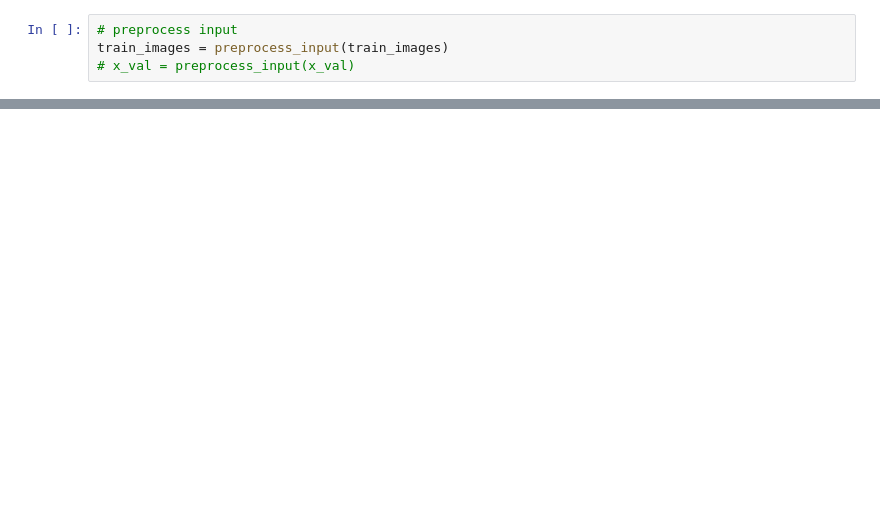
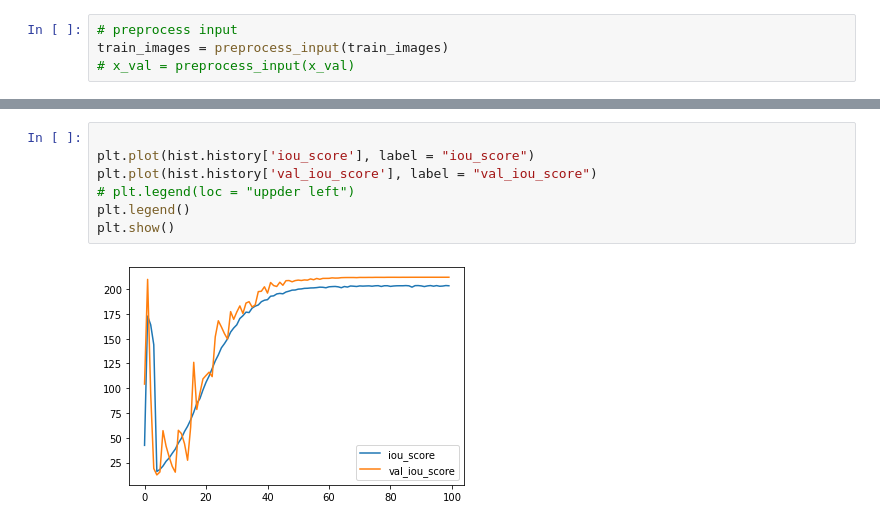
Before and after one commit to SeHwanYoo/child_segmentation, a Jupyter notebook: train.ipynb, the cells around one changed output, grey strips where cells are left out. Drawn from its saved outputs; the diff is of its cells as text; blank space fills up the shorter version.

```diff
--- a/train.ipynb
+++ b/train.ipynb
@@ -125,0 +223,9 @@ plt.show()
+# %%
+
+plt.plot(hist.history['iou_score'], label = "iou_score")
+plt.plot(hist.history['val_iou_score'], label = "val_iou_score")
+# plt.legend(loc = "uppder left")
+plt.legend()
+plt.show()
+# %% [output]
+[figure, added]
```
Also changed, not shown: parts of 15 cells of this notebook.
